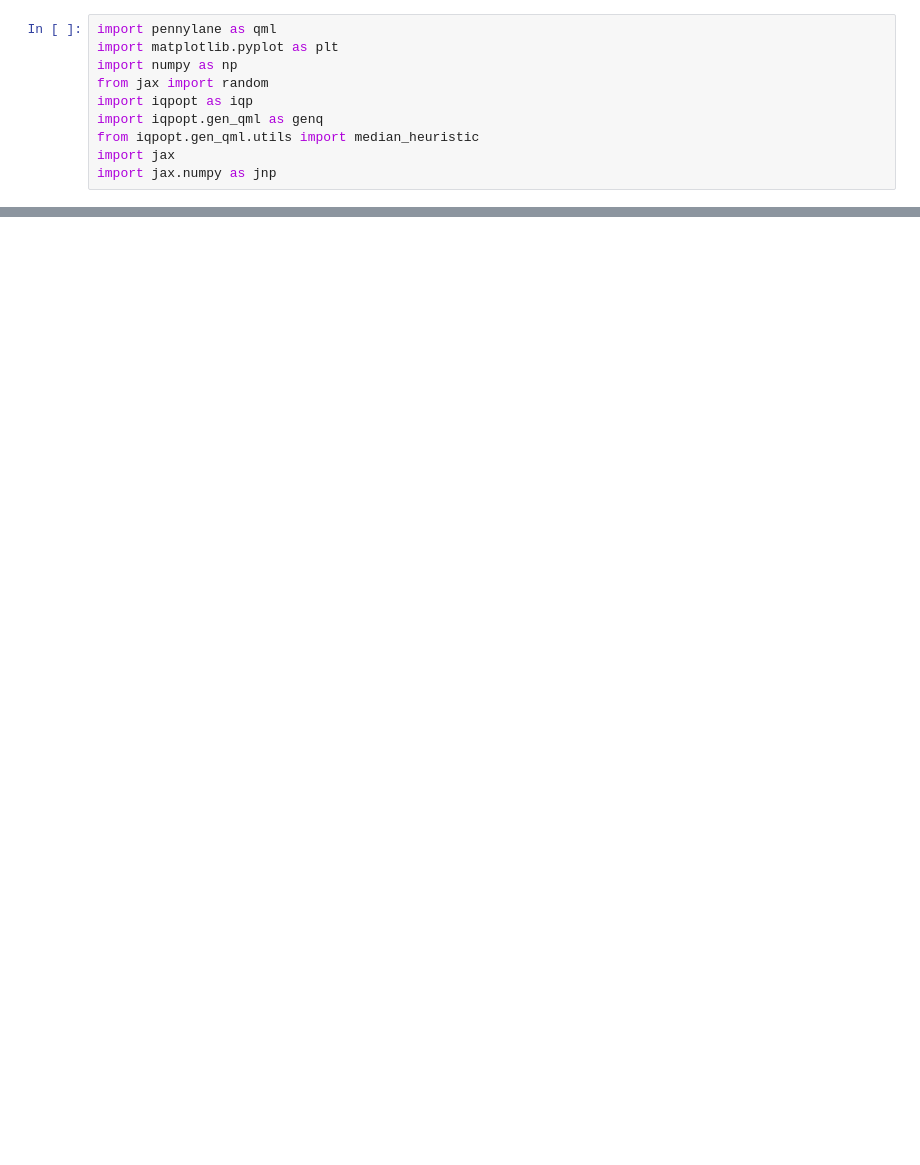
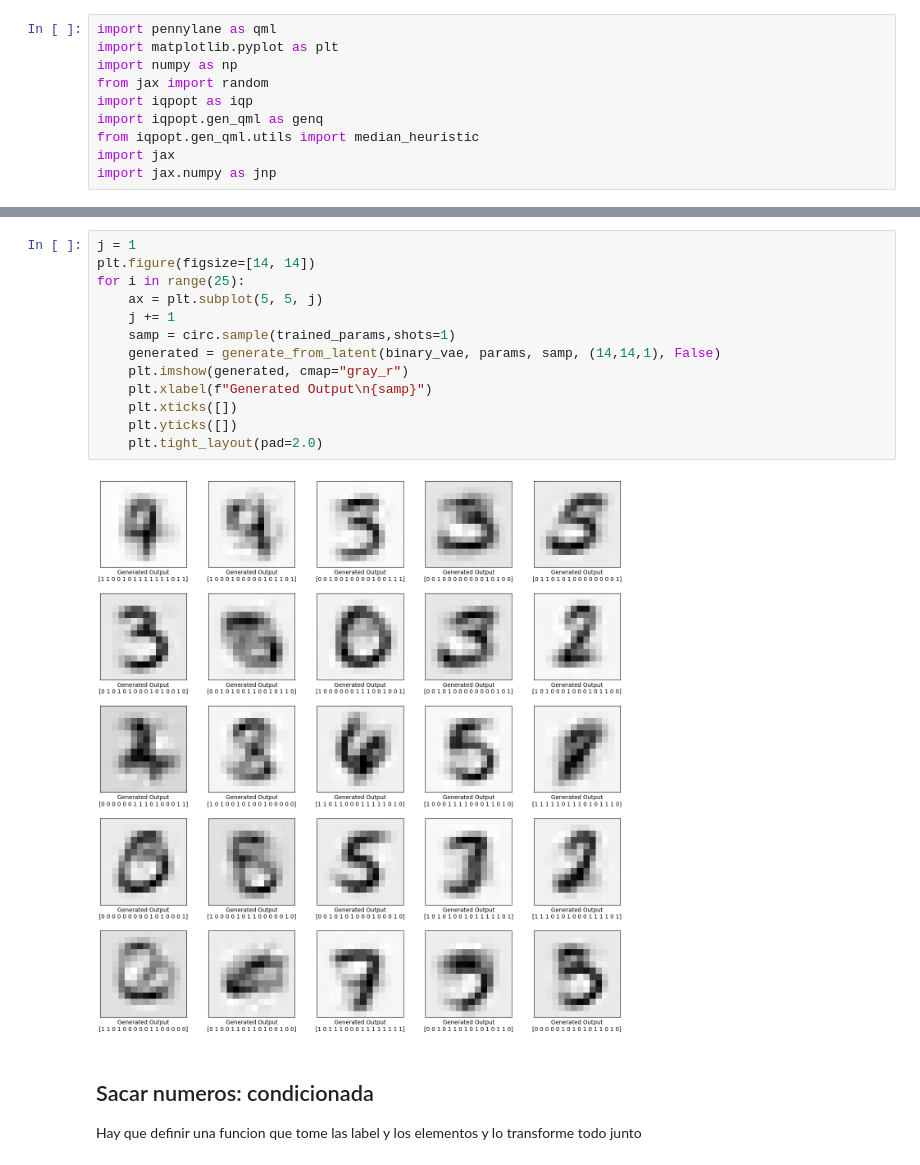
Before and after one commit to uriballo/IQP-NISQ, a Jupyter notebook: prueba.ipynb, the cells around one changed output, grey strips where cells are left out. Saved outputs shown, nothing was run; the diff lists cells and outputs as text; blank space fills up the shorter version.

```diff
--- a/prueba.ipynb
+++ b/prueba.ipynb
@@ -73,0 +106,19 @@ tf.Tensor([2], shape=(1,), dtype=int64)
+# %%
+j = 1
+plt.figure(figsize=[14, 14])
+for i in range(25):
+    ax = plt.subplot(5, 5, j)
+    j += 1
+    samp = circ.sample(trained_params,shots=1)
+    generated = generate_from_latent(binary_vae, params, samp, (14,14,1), False)
+    plt.imshow(generated, cmap="gray_r")
+    plt.xlabel(f"Generated Output\n{samp}")
+    plt.xticks([])
+    plt.yticks([])
+    plt.tight_layout(pad=2.0)
+# %% [output]
+[figure, added]
+# %% [markdown]
+## Sacar numeros: condicionada
+
+Hay que definir una funcion que tome las label y los elementos y lo transforme todo junto
```
Also changed, not shown: parts of 23 cells of this notebook.
